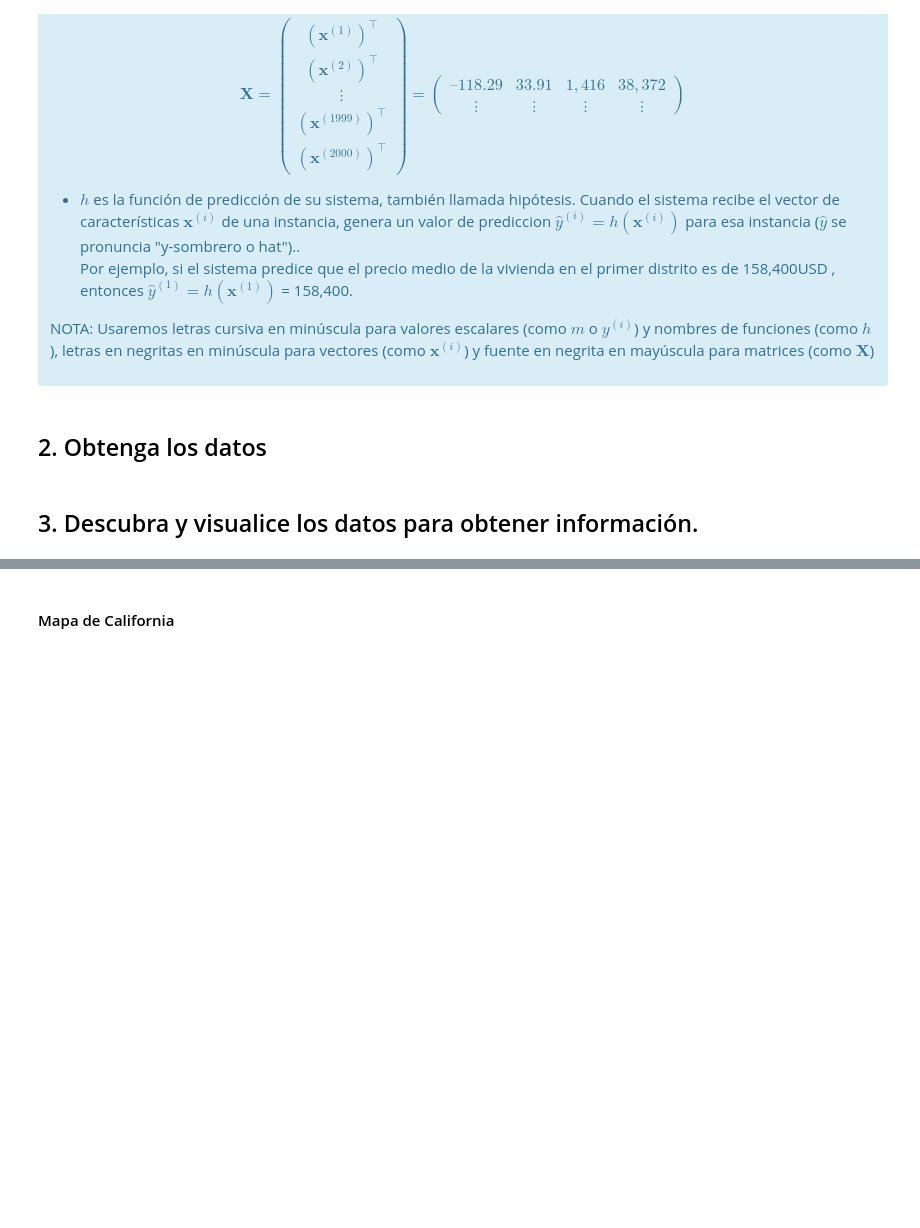
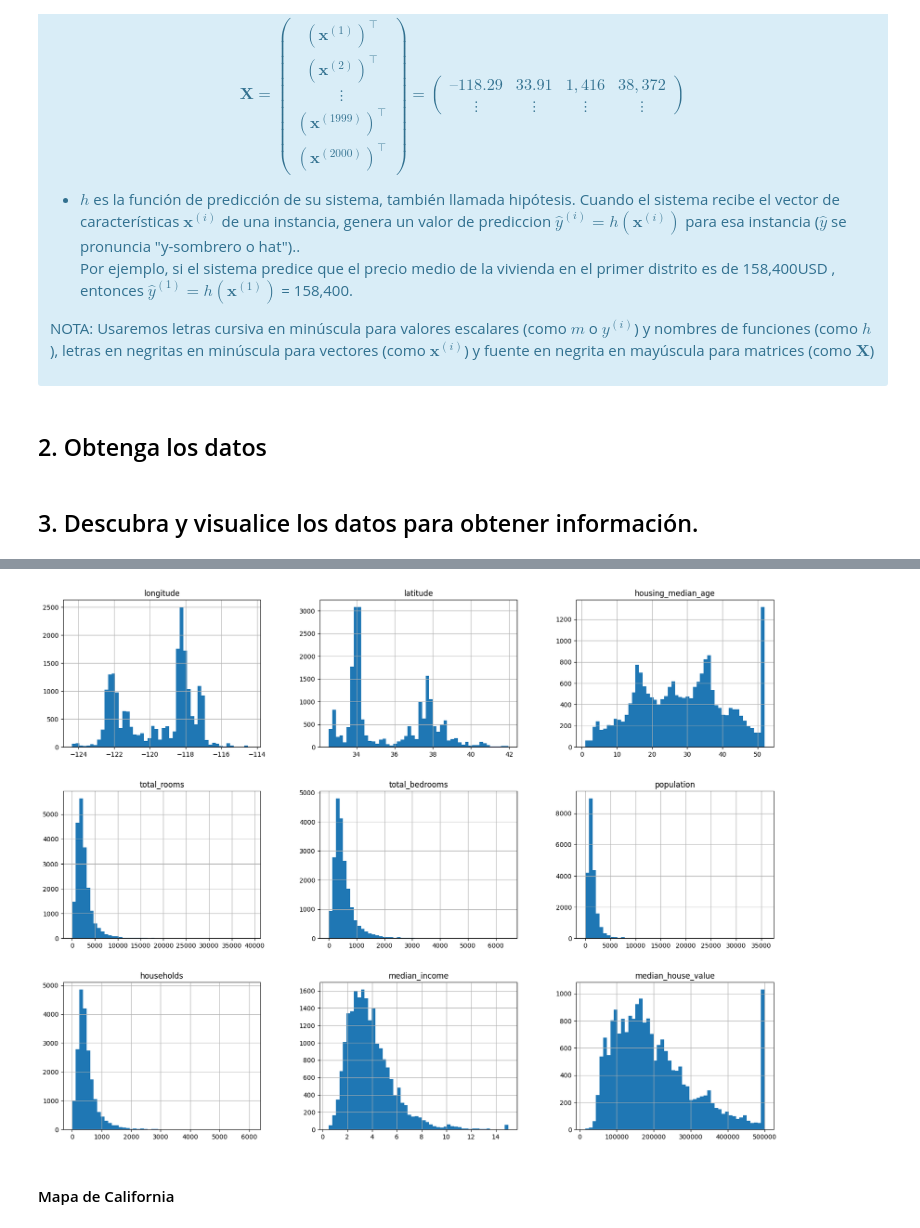
Before and after one commit to depresionTropical/data-science-class, a Jupyter notebook: CD _16_Regresión Lineal - TEC/CD_16_ML-Regresion_PrediccionCosto/CD_16_ML-Regresion__PrediccionCosto.ipynb, the cells around one changed output, grey strips where cells are left out. Drawn from its saved outputs; the diff is of its cells as text; code cells hidden in the pictures; blank space fills up the shorter version.

```diff
--- a/CD _16_Regresión Lineal - TEC/CD_16_ML-Regresion_PrediccionCosto/CD_16_ML-Regresion__PrediccionCosto.ipynb
+++ b/CD _16_Regresión Lineal - TEC/CD_16_ML-Regresion_PrediccionCosto/CD_16_ML-Regresion__PrediccionCosto.ipynb
@@ -171,5 +223,9 @@ df = pd.read_csv('datos/info_Casas_SF.csv')
 # %%
 #Graficar todas las variables numericas
+df.hist(bins=50, figsize=(20, 15))
+plt.show()
+# %% [output]
+[figure, added]
 # %% [markdown]
 #### Mapa de California
 # %% [markdown]
```
Also changed, not shown: parts of 16 cells of this notebook.
